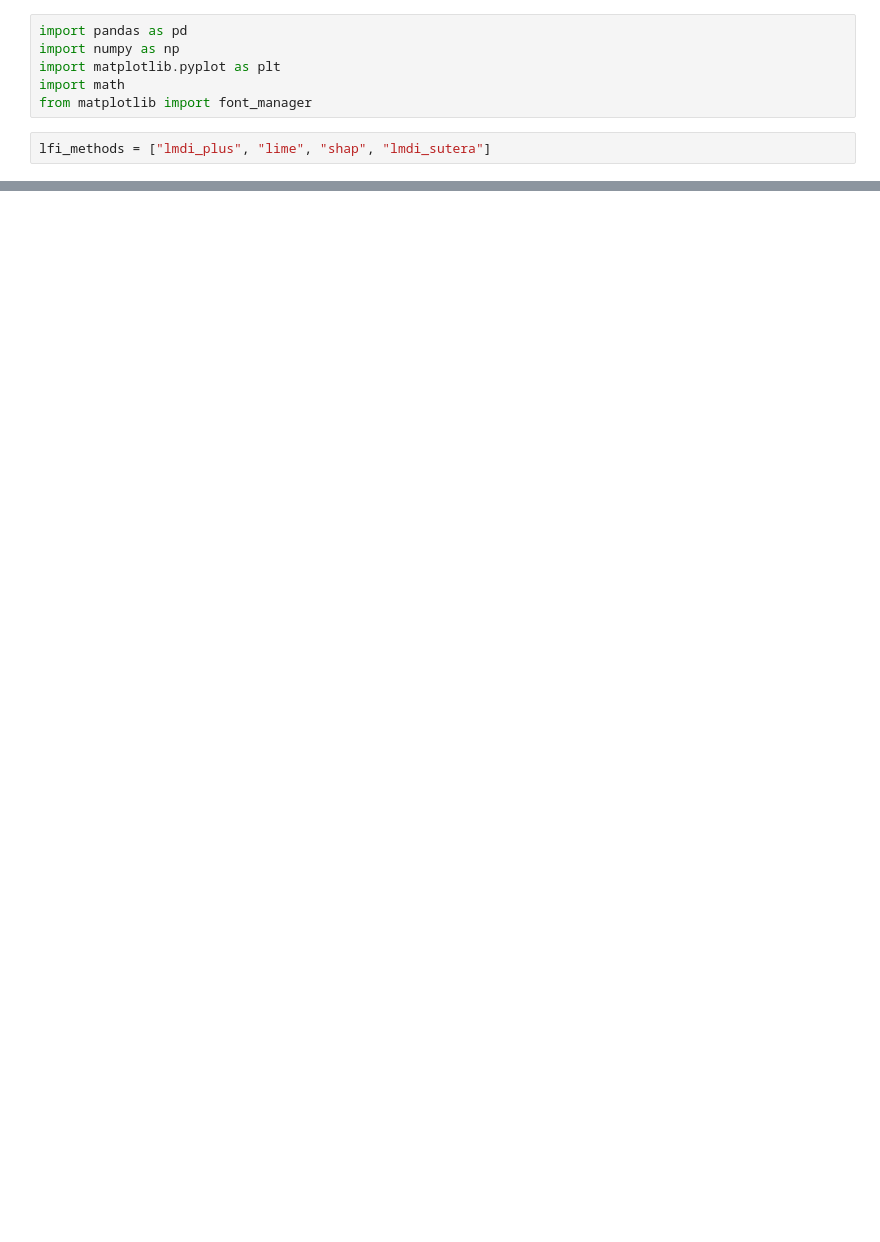
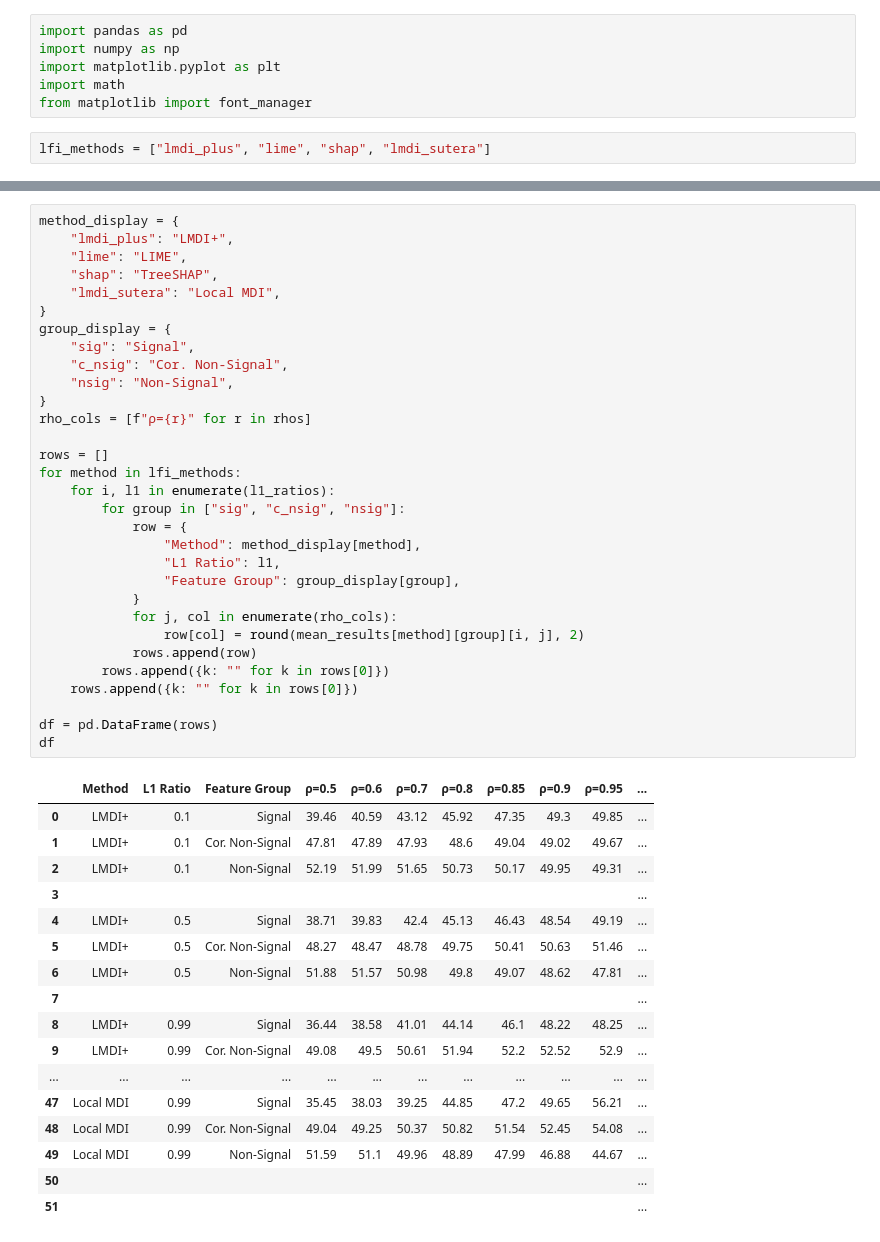
Before and after one commit to Yu-Group/imodels-experiments, a Jupyter notebook: feature_importance/correlation-bias/correlation_varying_l1_ratio.ipynb, the cells around one changed output, grey strips where cells are left out. Saved outputs shown, nothing was run; the diff lists cells and outputs as text; blank space fills up the shorter version.

```diff
--- a/feature_importance/correlation-bias/correlation_varying_l1_ratio.ipynb
+++ b/feature_importance/correlation-bias/correlation_varying_l1_ratio.ipynb
@@ -137,0 +138,49 @@ L1 Ratio:  0.99
+# %%
+method_display = {
+    "lmdi_plus": "LMDI+",
+    "lime": "LIME",
+    "shap": "TreeSHAP",
+    "lmdi_sutera": "Local MDI",
+}
+group_display = {
+    "sig": "Signal",
+    "c_nsig": "Cor. Non-Signal",
+    "nsig": "Non-Signal",
+}
+rho_cols = [f"ρ={r}" for r in rhos]
+
+rows = []
+for method in lfi_methods:
+    for i, l1 in enumerate(l1_ratios):
+        for group in ["sig", "c_nsig", "nsig"]:
+            row = {
+                "Method": method_display[method],
+                "L1 Ratio": l1,
+                "Feature Group": group_display[group],
+            }
+            for j, col in enumerate(rho_cols):
+                row[col] = round(mean_results[method][group][i, j], 2)
+            rows.append(row)
+        rows.append({k: "" for k in rows[0]})
+    rows.append({k: "" for k in rows[0]})
+
+df = pd.DataFrame(rows)
+df
+# %% [output]
+|  | Method | L1 Ratio | Feature Group | ρ=0.5 | ρ=0.6 | ρ=0.7 | ρ=0.8 | ρ=0.85 | ρ=0.9 | ρ=0.95 | ... |
+| 0 | LMDI+ | 0.1 | Signal | 39.46 | 40.59 | 43.12 | 45.92 | 47.35 | 49.3 | 49.85 | ... |
+| 1 | LMDI+ | 0.1 | Cor. Non-Signal | 47.81 | 47.89 | 47.93 | 48.6 | 49.04 | 49.02 | 49.67 | ... |
+| 2 | LMDI+ | 0.1 | Non-Signal | 52.19 | 51.99 | 51.65 | 50.73 | 50.17 | 49.95 | 49.31 | ... |
+| 3 |  |  |  |  |  |  |  |  |  |  | ... |
+| 4 | LMDI+ | 0.5 | Signal | 38.71 | 39.83 | 42.4 | 45.13 | 46.43 | 48.54 | 49.19 | ... |
+| 5 | LMDI+ | 0.5 | Cor. Non-Signal | 48.27 | 48.47 | 48.78 | 49.75 | 50.41 | 50.63 | 51.46 | ... |
+| 6 | LMDI+ | 0.5 | Non-Signal | 51.88 | 51.57 | 50.98 | 49.8 | 49.07 | 48.62 | 47.81 | ... |
+| 7 |  |  |  |  |  |  |  |  |  |  | ... |
+| 8 | LMDI+ | 0.99 | Signal | 36.44 | 38.58 | 41.01 | 44.14 | 46.1 | 48.22 | 48.25 | ... |
+| 9 | LMDI+ | 0.99 | Cor. Non-Signal | 49.08 | 49.5 | 50.61 | 51.94 | 52.2 | 52.52 | 52.9 | ... |
+| ... | ... | ... | ... | ... | ... | ... | ... | ... | ... | ... | ... |
+| 47 | Local MDI | 0.99 | Signal | 35.45 | 38.03 | 39.25 | 44.85 | 47.2 | 49.65 | 56.21 | ... |
+| 48 | Local MDI | 0.99 | Cor. Non-Signal | 49.04 | 49.25 | 50.37 | 50.82 | 51.54 | 52.45 | 54.08 | ... |
+| 49 | Local MDI | 0.99 | Non-Signal | 51.59 | 51.1 | 49.96 | 48.89 | 47.99 | 46.88 | 44.67 | ... |
+| 50 |  |  |  |  |  |  |  |  |  |  | ... |
+| 51 |  |  |  |  |  |  |  |  |  |  | ... |
```
Also changed, not shown: parts of 3 cells of this notebook, 5 other files.
